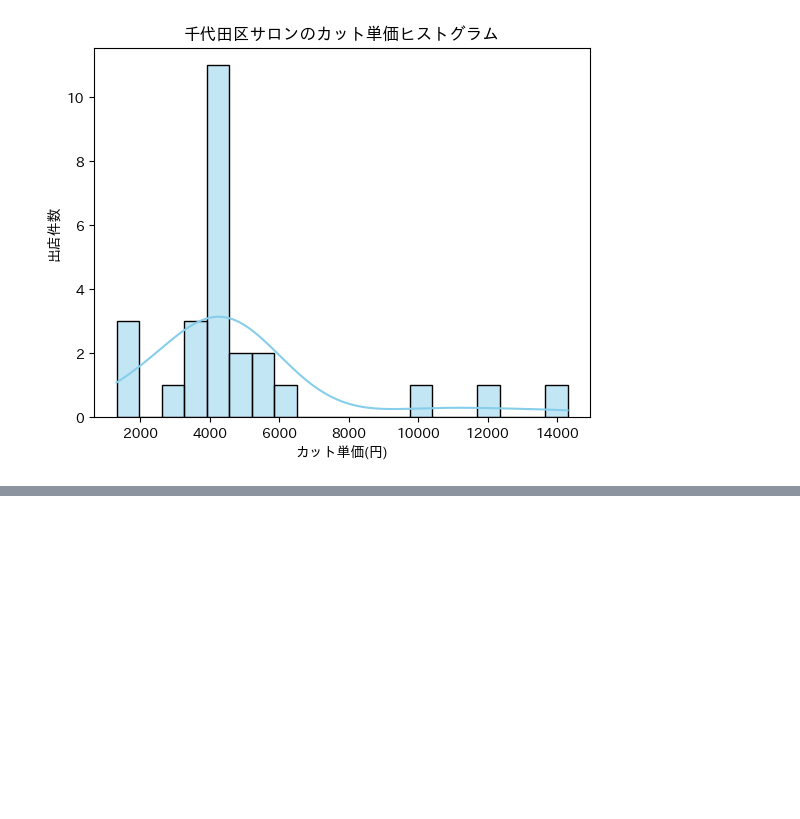
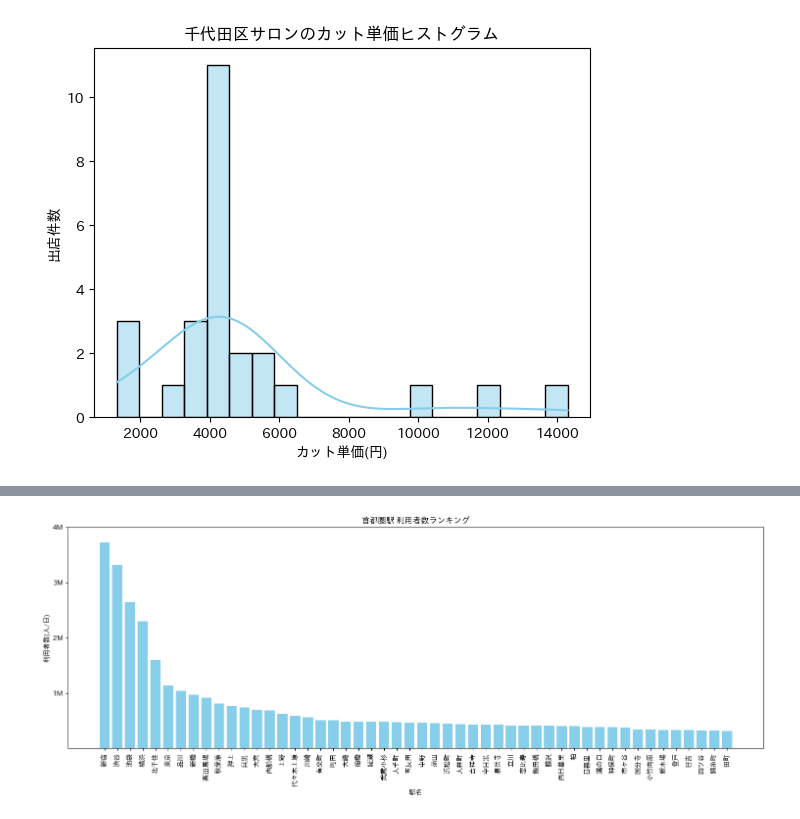
Before and after one commit to shima-koh/STEP3-TA, a Jupyter notebook: TA/STEP3チーム課題_TA_IndéMode_入力_エリア情報まで.ipynb, the cells around one changed output, grey strips where cells are left out. Saved outputs shown, nothing was run; the diff lists cells and outputs as text; code cells hidden in the pictures; blank space fills up the shorter version.

```diff
--- a/TA/STEP3チーム課題_TA_IndéMode_入力_エリア情報まで.ipynb
+++ b/TA/STEP3チーム課題_TA_IndéMode_入力_エリア情報まで.ipynb
@@ -559,0 +624,3 @@ plt.show()
+# %%
+df1['利用者数(人/日)'] = df1['利用者数(人/日)'].str.replace(',', '').astype(int)
+df1.head()
@@ -559,0 +634,18 @@ plt.show()
+# %%
+# 棒グラフを作成
+plt.figure(figsize=(15, 6))  # グラフのサイズを設定（任意のサイズ）
+plt.bar(df1.head(50)['駅名'], df1.head(50)['利用者数(人/日)'], color='skyblue')  # x軸とy軸のデータを指定
+
+# グラフにタイトルとラベルを追加
+plt.title('首都圏駅 利用者数ランキング')
+plt.xlabel('駅名')
+plt.ylabel('利用者数(人/日)')
+
+# y軸の目盛りを整数に設定
+plt.yticks([1000000, 2000000, 3000000, 4000000], ['1M', '2M', '3M', '4M'])
+plt.xticks(rotation=90)
+# グラフを表示
+plt.tight_layout()
+plt.show()
+# %% [output]
+[figure, added]
```
Also changed, not shown: parts of 3 cells of this notebook, 8 other files.
